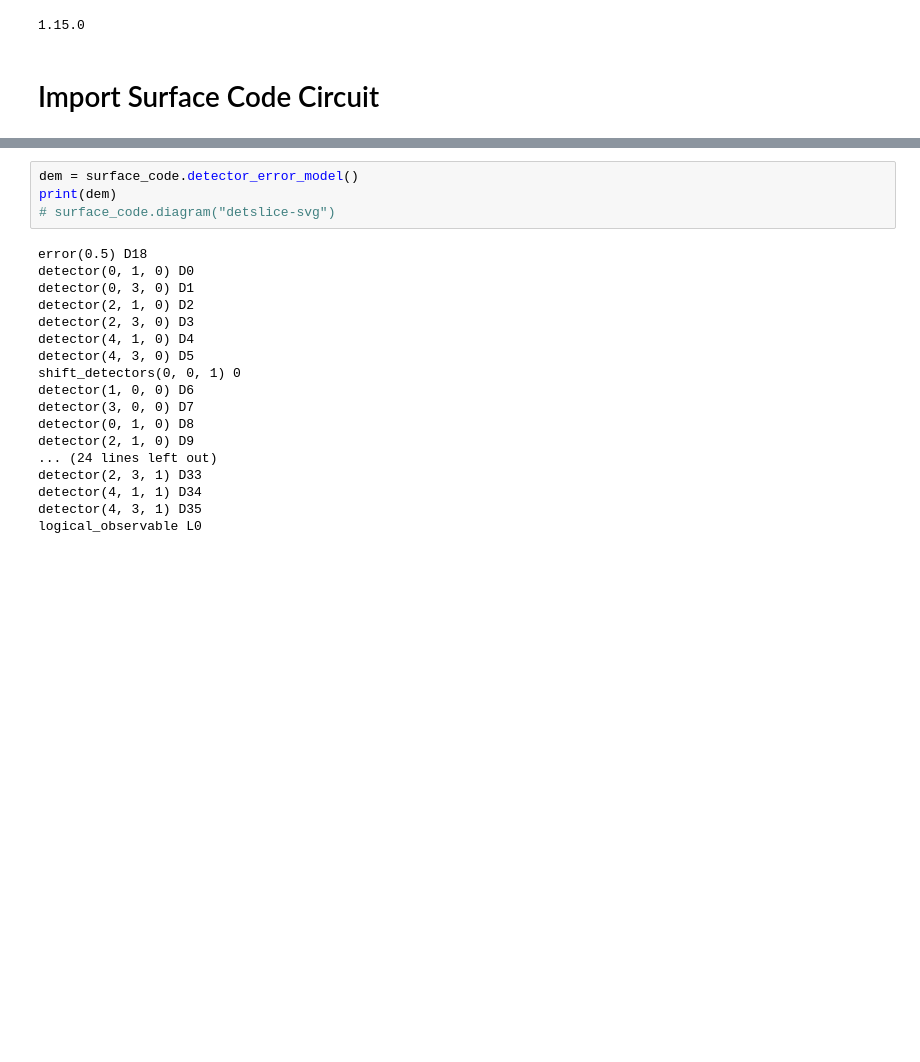
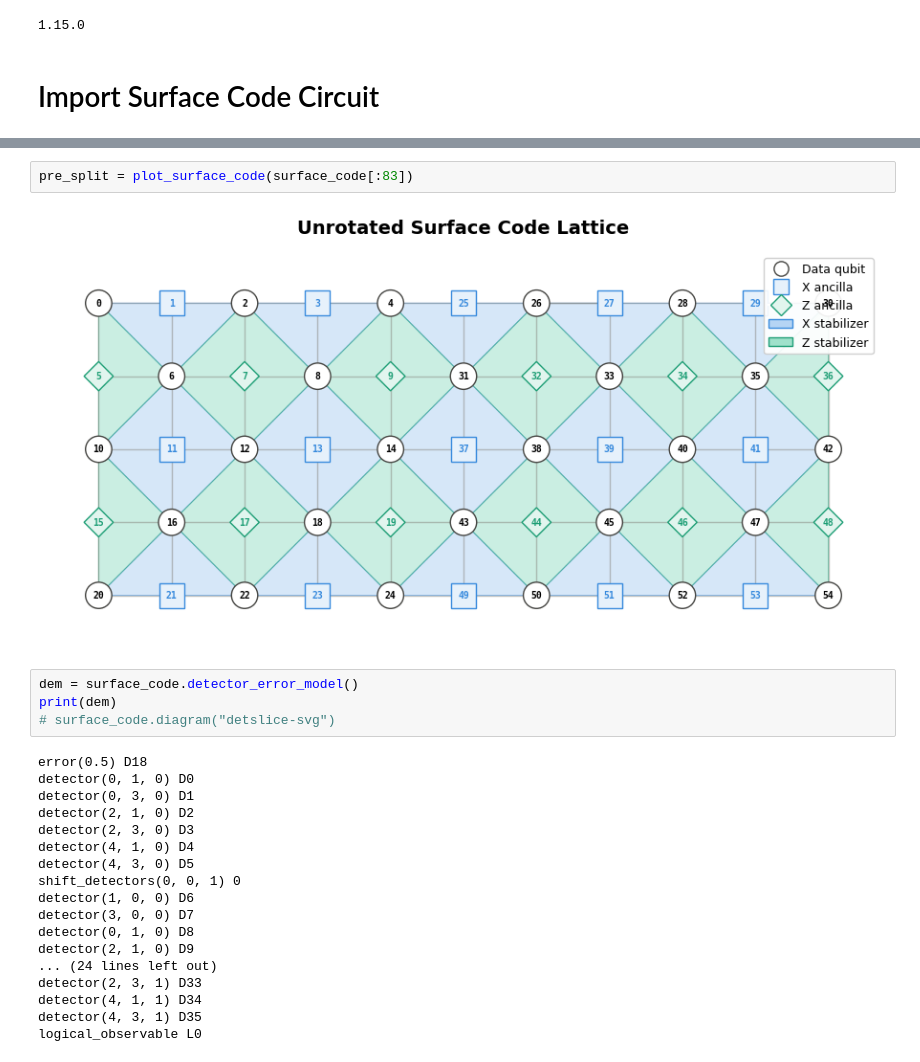
Before and after one commit to labros7107/qc_surface_code_simulation, a Jupyter notebook: experiments/lattice_surgery.ipynb, the cells around one changed output, grey strips where cells are left out. Drawn from its saved outputs; the diff is of its cells as text; blank space fills up the shorter version.

```diff
--- a/experiments/lattice_surgery.ipynb
+++ b/experiments/lattice_surgery.ipynb
@@ -351,4 +41,8 @@ surface_code.diagram("timeline-svg")
 </svg>
+# %%
+pre_split = plot_surface_code(surface_code[:83])
+# %% [output]
+[figure, added]
 # %%
 dem = surface_code.detector_error_model()
 print(dem)
```
Also changed, not shown: parts of 4 cells of this notebook, 5 other files.
